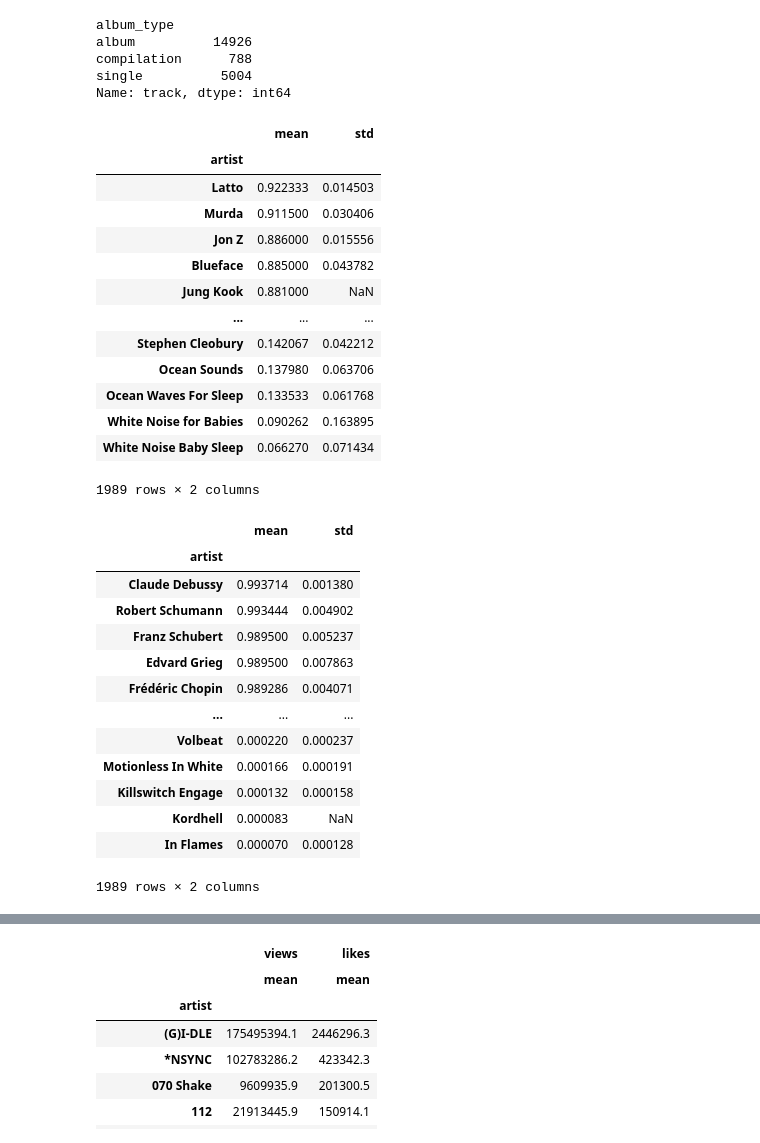
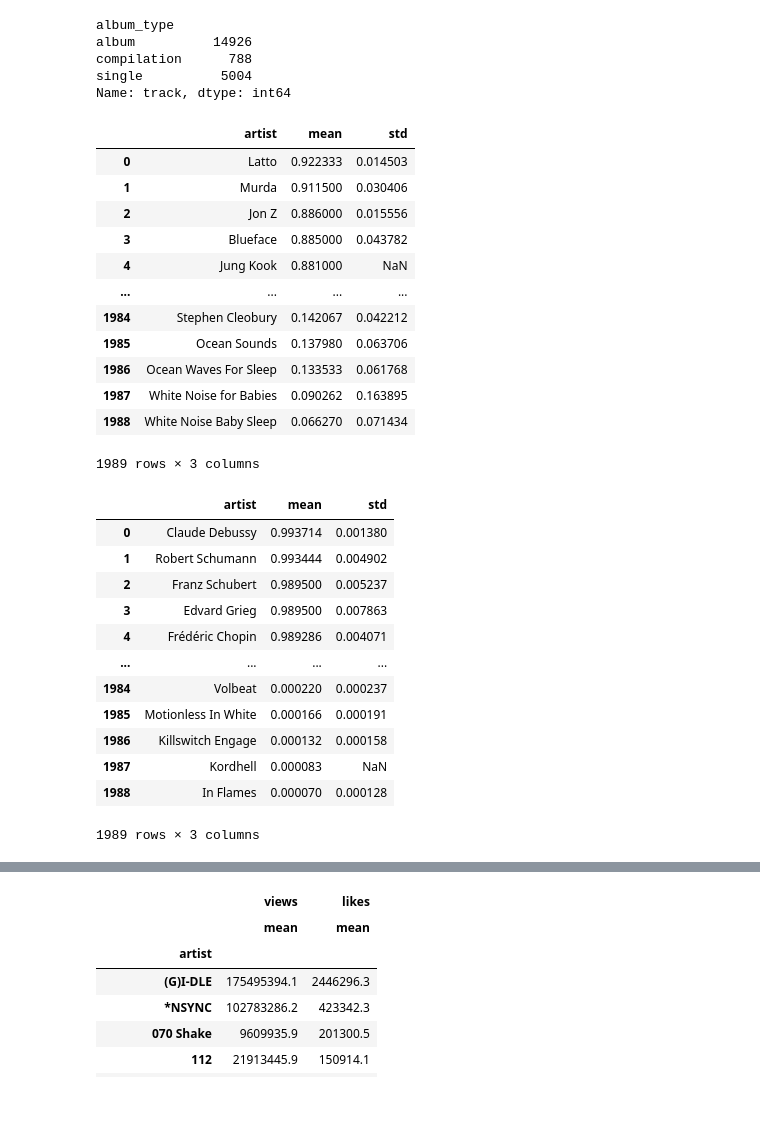
Before and after one commit to inesaag/promo-G-DA-modulo3-evaluacion-intermedia-Ines, a Jupyter notebook: ejercicios.ipynb, the cells around one changed output, grey strips where cells are left out. Saved outputs shown, nothing was run; the diff lists cells and outputs as text; code cells hidden in the pictures; blank space fills up the shorter version.

```diff
--- a/ejercicios.ipynb
+++ b/ejercicios.ipynb
@@ -293,37 +293,35 @@ single          5004
 Name: track, dtype: int64
 # %%
 #- Usando el *dataframe* de los albumes que hemos creado en el ejercicio anterior. ¿Cuál es la media y la desviación estándar de "danceability", "acousticness" y "speechiness" de cada artista?. Muesrtra los resultados en tres dataframes diferentes, uno para cada métrica ("danceability", "acousticness" y "speechiness"). Ordena los resultados de mayor a menor en base a la media.
-df_album.groupby('artist')['danceability'].agg(['mean', 'std']).sort_values(by='mean', ascending=False)
+df_album.groupby('artist')['danceability'].agg(['mean', 'std']).sort_values(by='mean', ascending=False).reset_index()
 # %% [output]
-|  | mean | std |
-| artist |  |  |
-| Latto | 0.922333 | 0.014503 |
-| Murda | 0.911500 | 0.030406 |
-| Jon Z | 0.886000 | 0.015556 |
-| Blueface | 0.885000 | 0.043782 |
-| Jung Kook | 0.881000 | NaN |
-| ... | ... | ... |
-| Stephen Cleobury | 0.142067 | 0.042212 |
-| Ocean Sounds | 0.137980 | 0.063706 |
-| Ocean Waves For Sleep | 0.133533 | 0.061768 |
-| White Noise for Babies | 0.090262 | 0.163895 |
-| White Noise Baby Sleep | 0.066270 | 0.071434 |
+|  | artist | mean | std |
+| 0 | Latto | 0.922333 | 0.014503 |
+| 1 | Murda | 0.911500 | 0.030406 |
+| 2 | Jon Z | 0.886000 | 0.015556 |
+| 3 | Blueface | 0.885000 | 0.043782 |
+| 4 | Jung Kook | 0.881000 | NaN |
+| ... | ... | ... | ... |
+| 1984 | Stephen Cleobury | 0.142067 | 0.042212 |
+| 1985 | Ocean Sounds | 0.137980 | 0.063706 |
+| 1986 | Ocean Waves For Sleep | 0.133533 | 0.061768 |
+| 1987 | White Noise for Babies | 0.090262 | 0.163895 |
+| 1988 | White Noise Baby Sleep | 0.066270 | 0.071434 |
-1989 rows × 2 columns
+1989 rows × 3 columns
 # %%
-df_album.groupby('artist')['acousticness'].agg(['mean', 'std']).sort_values(by='mean', ascending=False)
+df_album.groupby('artist')['acousticness'].agg(['mean', 'std']).sort_values(by='mean', ascending=False).reset_index()
 # %% [output]
-|  | mean | std |
-| artist |  |  |
-| Claude Debussy | 0.993714 | 0.001380 |
-| Robert Schumann | 0.993444 | 0.004902 |
-| Franz Schubert | 0.989500 | 0.005237 |
-| Edvard Grieg | 0.989500 | 0.007863 |
-| Frédéric Chopin | 0.989286 | 0.004071 |
-| ... | ... | ... |
-| Volbeat | 0.000220 | 0.000237 |
-| Motionless In White | 0.000166 | 0.000191 |
-| Killswitch Engage | 0.000132 | 0.000158 |
-| Kordhell | 0.000083 | NaN |
-| In Flames | 0.000070 | 0.000128 |
+|  | artist | mean | std |
+| 0 | Claude Debussy | 0.993714 | 0.001380 |
+| 1 | Robert Schumann | 0.993444 | 0.004902 |
+| 2 | Franz Schubert | 0.989500 | 0.005237 |
+| 3 | Edvard Grieg | 0.989500 | 0.007863 |
+| 4 | Frédéric Chopin | 0.989286 | 0.004071 |
+| ... | ... | ... | ... |
+| 1984 | Volbeat | 0.000220 | 0.000237 |
+| 1985 | Motionless In White | 0.000166 | 0.000191 |
+| 1986 | Killswitch Engage | 0.000132 | 0.000158 |
+| 1987 | Kordhell | 0.000083 | NaN |
+| 1988 | In Flames | 0.000070 | 0.000128 |
-1989 rows × 2 columns
+1989 rows × 3 columns
 # %%
```
Also changed, not shown: parts of 2 cells of this notebook.
